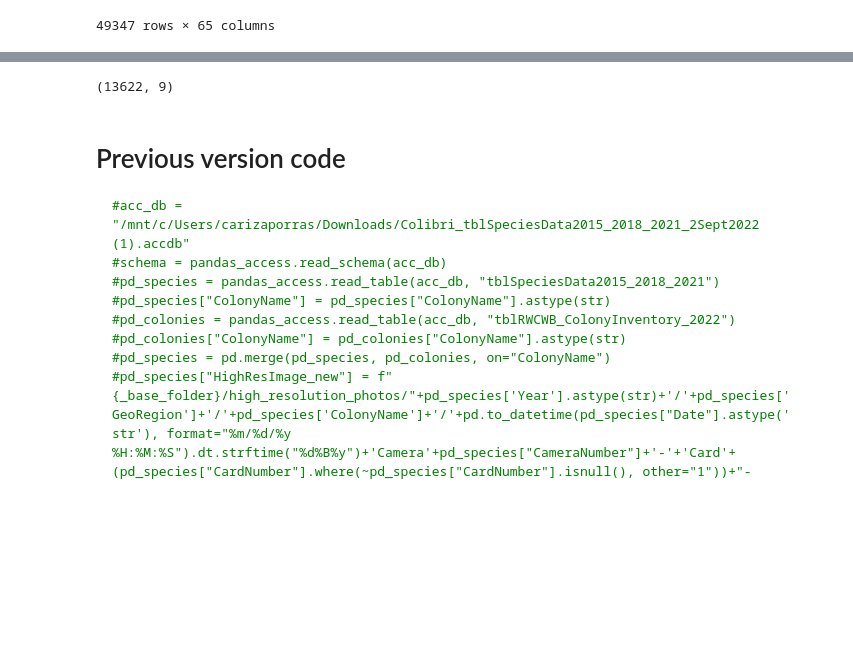
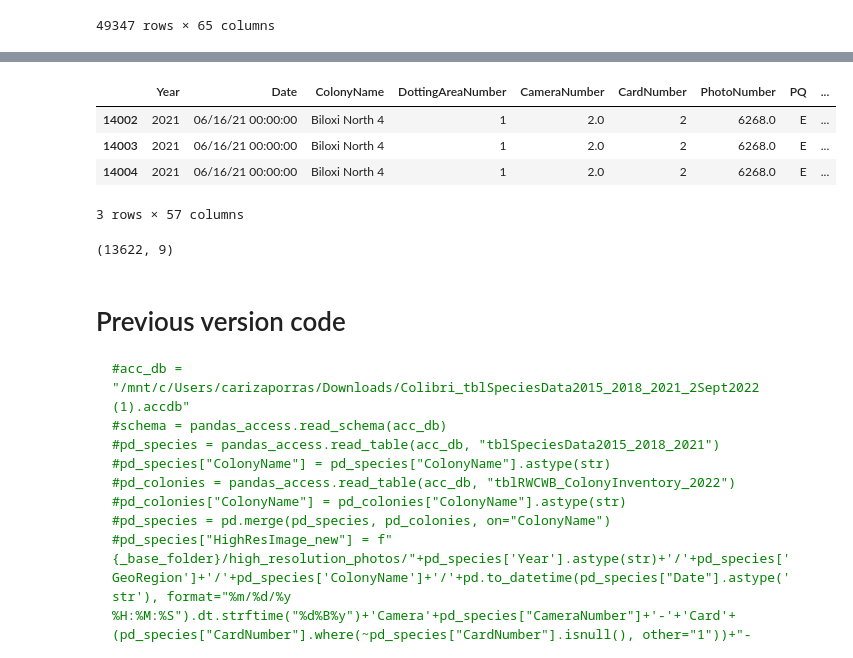
Before and after one commit to waterinstitute/avian_data_ingestor, a Jupyter notebook: doc/Metadata for DottedImages.ipynb, the cells around one changed output, grey strips where cells are left out. Cells and saved outputs as stored; diff of their text form; code cells hidden in the pictures; blank space fills up the shorter version.

```diff
--- a/doc/Metadata for DottedImages.ipynb
+++ b/doc/Metadata for DottedImages.ipynb
@@ -488,3 +503,11 @@ m_grouped.to_excel("UsedPhotos2010-2021.xlsx", index=False)
+# %%
+pd_species[pd_species["HighResImage_new"]=="avian_monitoring/high_resolution_photos/2021/Biloxi North/Biloxi North 4/16June21Camera2-Card2-6268.jpg"]
+# %% [output]
+|  | Year | Date | ColonyName | DottingAreaNumber | CameraNumber | CardNumber | PhotoNumber | PQ | ... |
+| 14002 | 2021 | 06/16/21 00:00:00 | Biloxi North 4 | 1 | 2.0 | 2 | 6268.0 | E | ... |
+| 14003 | 2021 | 06/16/21 00:00:00 | Biloxi North 4 | 1 | 2.0 | 2 | 6268.0 | E | ... |
+| 14004 | 2021 | 06/16/21 00:00:00 | Biloxi North 4 | 1 | 2.0 | 2 | 6268.0 | E | ... |
+3 rows × 57 columns
 # %%
 with ThreadPoolExecutor(max_workers=16) as e:
     futures = list(tqdm(e.map(partial(generate_thumbnail, regenerate=False), m_grouped["HighResImage_new"].tolist(), m_grouped["thumbnail_new"].tolist()), total=m_grouped.shape[0]))
```
Also changed, not shown: parts of 6 cells of this notebook.
